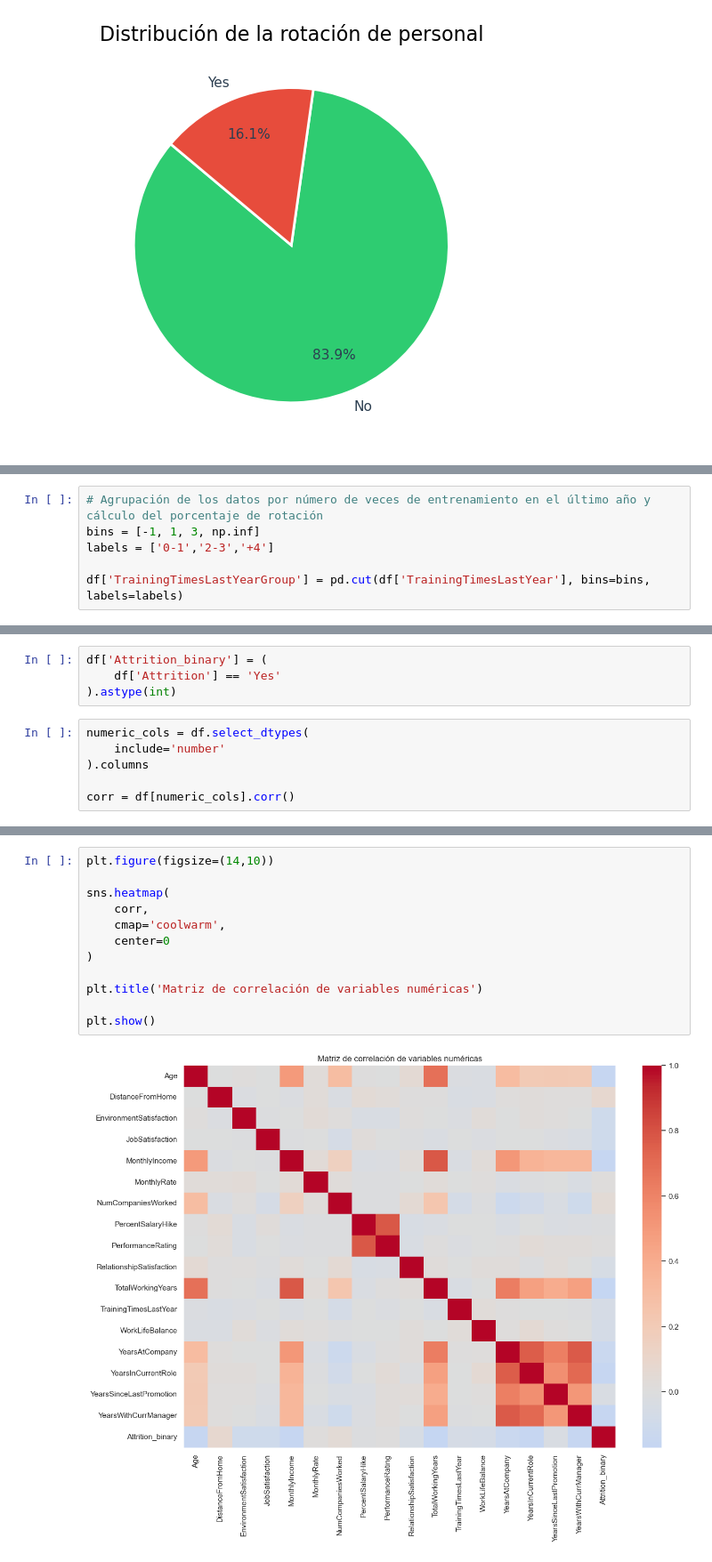
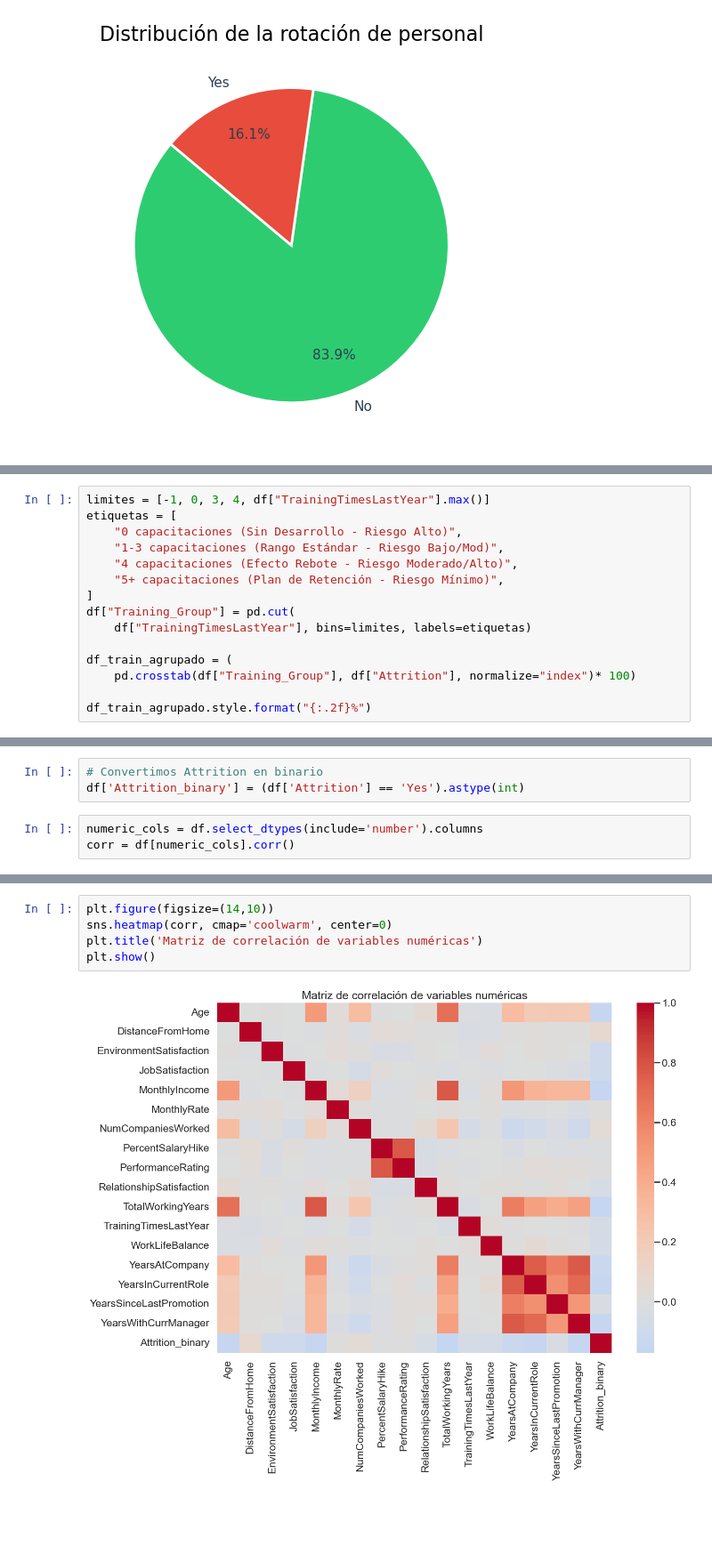
Before and after one commit to mcastillogomes88-del/Staff_Turnover_HR, a Jupyter notebook: EDA_Staff_turnover_HR_1.ipynb, the cells around one changed output, grey strips where cells are left out. Shown at 89% size. Cells and saved outputs as stored; diff of their text form; blank space fills up the shorter version.

```diff
--- a/EDA_Staff_turnover_HR_1.ipynb
+++ b/EDA_Staff_turnover_HR_1.ipynb
@@ -508,6 +582,0 @@ df['NumCompaniesWorkedGroup'] = pd.cut(df['NumCompaniesWorked'], bins=bins, labe
-# %%
-# Agrupación de los datos por número de veces de entrenamiento en el último año y cálculo del porcentaje de rotación
-bins = [-1, 1, 3, np.inf]
-labels = ['0-1','2-3','+4']
-
-df['TrainingTimesLastYearGroup'] = pd.cut(df['TrainingTimesLastYear'], bins=bins, labels=labels)
@@ -558,0 +627,15 @@ plt.show()
+# %%
+limites = [-1, 0, 3, 4, df["TrainingTimesLastYear"].max()]
+etiquetas = [
+    "0 capacitaciones (Sin Desarrollo - Riesgo Alto)",
+    "1-3 capacitaciones (Rango Estándar - Riesgo Bajo/Mod)",
+    "4 capacitaciones (Efecto Rebote - Riesgo Moderado/Alto)",
+    "5+ capacitaciones (Plan de Retención - Riesgo Mínimo)",
+]
+df["Training_Group"] = pd.cut(
+    df["TrainingTimesLastYear"], bins=limites, labels=etiquetas)
+
+df_train_agrupado = (
+    pd.crosstab(df["Training_Group"], df["Attrition"], normalize="index")* 100)
+
+df_train_agrupado.style.format("{:.2f}%")
@@ -561,10 +766,6 @@ plt.show()
 # %%
-df['Attrition_binary'] = (
-    df['Attrition'] == 'Yes'
-).astype(int)
+# Convertimos Attrition en binario
+df['Attrition_binary'] = (df['Attrition'] == 'Yes').astype(int)
 # %%
-numeric_cols = df.select_dtypes(
-    include='number'
-).columns
-
+numeric_cols = df.select_dtypes(include='number').columns
 corr = df[numeric_cols].corr()
@@ -571,14 +814,7 @@ corr = df[numeric_cols].corr()
 # %%
 plt.figure(figsize=(14,10))
-
-sns.heatmap(
-    corr,
-    cmap='coolwarm',
-    center=0
-)
-
+sns.heatmap(corr, cmap='coolwarm', center=0)
 plt.title('Matriz de correlación de variables numéricas')
-
 plt.show()
 # %% [output]
-[figure, old version]
+[figure, new version]
```
Also changed, not shown: parts of 99 cells of this notebook, 11 other files.
